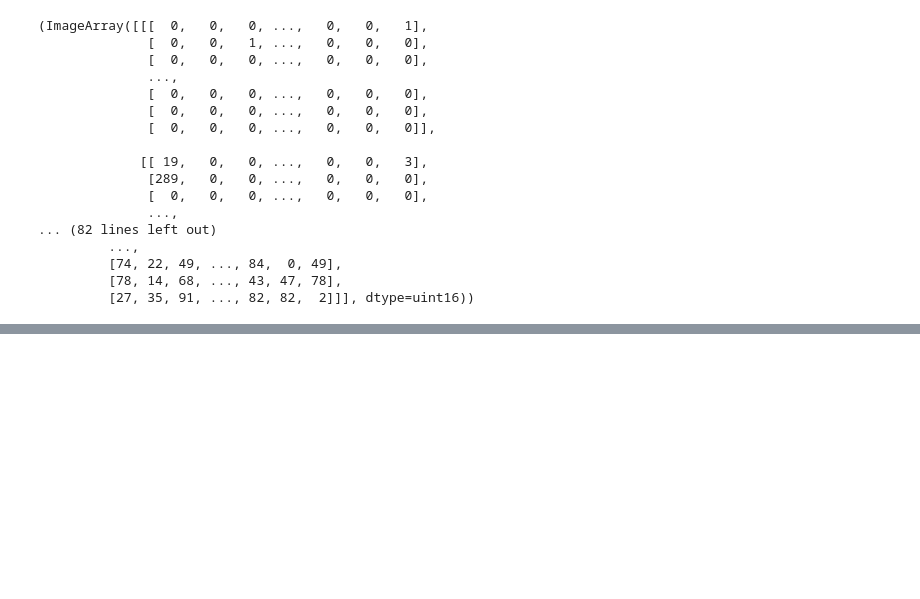
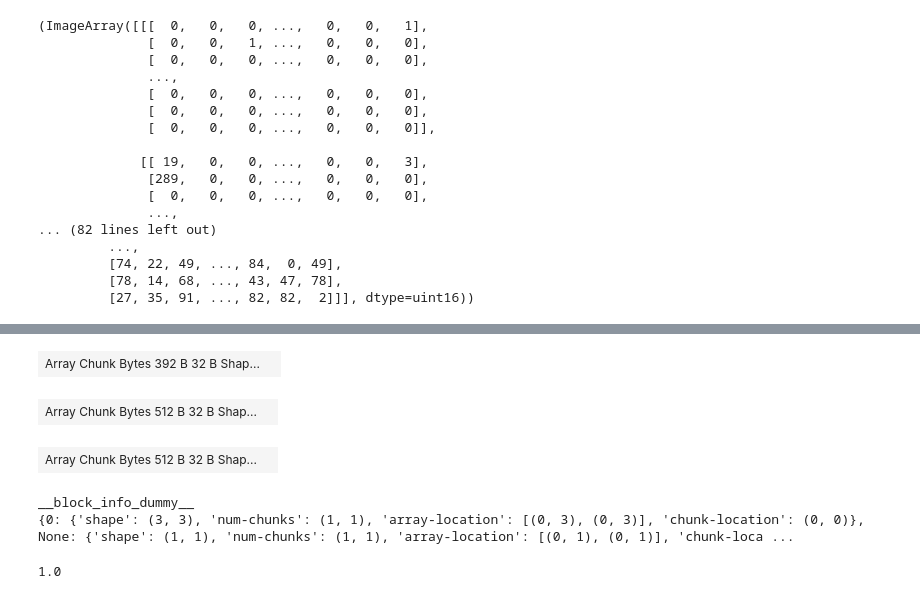
Before and after one commit to m-albert/MVRegFus, a Jupyter notebook: test_dct_weights.ipynb, the cells around one changed output, grey strips where cells are left out. Cells and saved outputs as stored; diff of their text form; code cells hidden in the pictures; blank space fills up the shorter version.

```diff
--- a/test_dct_weights.ipynb
+++ b/test_dct_weights.ipynb
@@ -1454,0 +1612,11 @@ f,ims[0]
+# %%
+import dask.array as da
+x=da.ones((7,7),chunks=(2,2))
+x
+# %% [output]
+| Array Chunk Bytes 392 B 32 B Shap... |  |
+# %%
+x2 = da.pad(x,[[0,1],[0,1]],mode='constant')
+x2
+# %% [output]
+| Array Chunk Bytes 512 B 32 B Shap... |  |
@@ -1454,0 +1625,5 @@ f,ims[0]
+# %%
+x3 = x2.rechunk((2,2))
+x3
+# %% [output]
+| Array Chunk Bytes 512 B 32 B Shap... |  |
@@ -1454,0 +1632,10 @@ f,ims[0]
+# %%
+def f(x,block_info=None):
+    print(block_info)
+    return x.flatten()[0]
+
+da.map_blocks(f,x,chunks=(1,1),dtype=np.float32).compute()
+# %% [output]
+__block_info_dummy__
+{0: {'shape': (3, 3), 'num-chunks': (1, 1), 'array-location': [(0, 3), (0, 3)], 'chunk-location': (0, 0)}, None: {'shape': (1, 1), 'num-chunks': (1, 1), 'array-location': [(0, 1), (0, 1)], 'chunk-loca ...
+1.0
```
Also changed, not shown: parts of 27 cells of this notebook, 5 other files.
